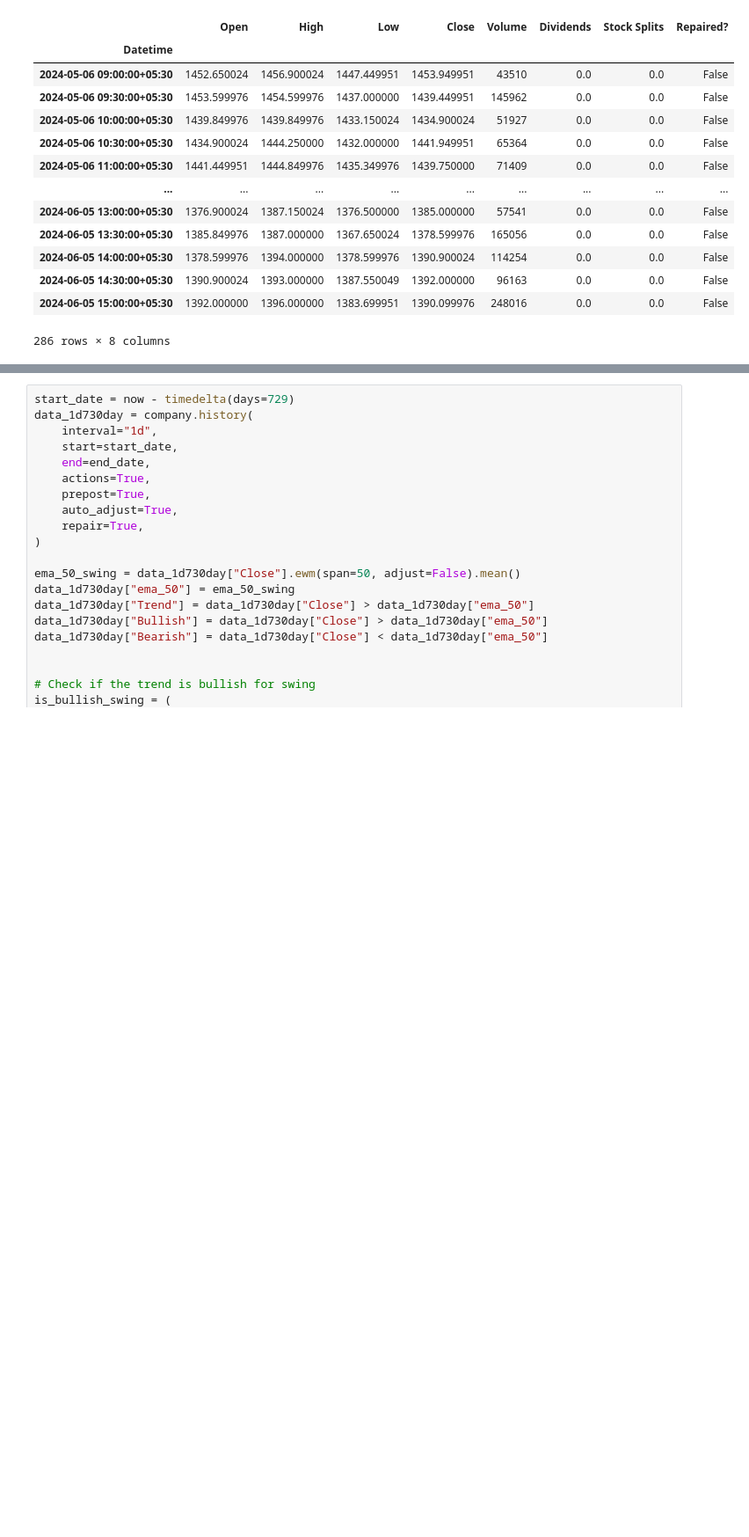
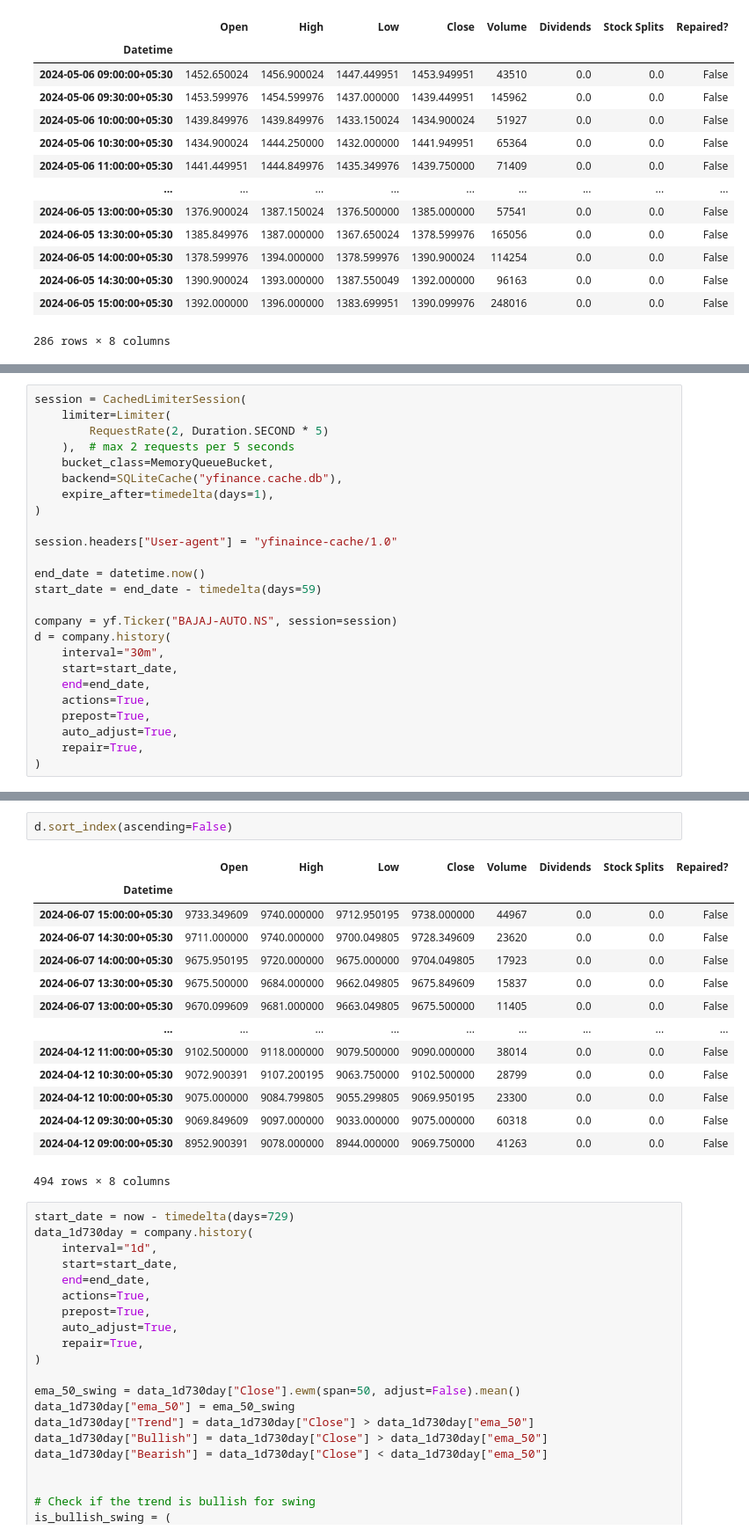
Before and after one commit to tornotron/Investment-Automation-App, a Jupyter notebook: scripts/playground.ipynb, the cells around one changed output, grey strips where cells are left out. Shown: that part at 88% size. Drawn from its saved outputs; the diff is of its cells as text; blank space fills up the shorter version.

Commit message:
Completed the fetching data and raking of stocks with minimal criteria

```diff
--- a/scripts/playground.ipynb
+++ b/scripts/playground.ipynb
@@ -172,0 +148,25 @@ memory usage: 41.6+ KB
+# %%
+session = CachedLimiterSession(
+    limiter=Limiter(
+        RequestRate(2, Duration.SECOND * 5)
+    ),  # max 2 requests per 5 seconds
+    bucket_class=MemoryQueueBucket,
+    backend=SQLiteCache("yfinance.cache.db"),
+    expire_after=timedelta(days=1),
+)
+
+session.headers["User-agent"] = "yfinaince-cache/1.0"
+
+end_date = datetime.now()
+start_date = end_date - timedelta(days=59)
+
+company = yf.Ticker("BAJAJ-AUTO.NS", session=session)
+d = company.history(
+    interval="30m",
+    start=start_date,
+    end=end_date,
+    actions=True,
+    prepost=True,
+    auto_adjust=True,
+    repair=True,
+)
@@ -173,3 +177,20 @@ memory usage: 41.6+ KB
+# %%
+d.sort_index(ascending=False)
+# %% [output]
+|  | Open | High | Low | Close | Volume | Dividends | Stock Splits | Repaired? |
+| Datetime |  |  |  |  |  |  |  |  |
+| 2024-06-07 15:00:00+05:30 | 9733.349609 | 9740.000000 | 9712.950195 | 9738.000000 | 44967 | 0.0 | 0.0 | False |
+| 2024-06-07 14:30:00+05:30 | 9711.000000 | 9740.000000 | 9700.049805 | 9728.349609 | 23620 | 0.0 | 0.0 | False |
+| 2024-06-07 14:00:00+05:30 | 9675.950195 | 9720.000000 | 9675.000000 | 9704.049805 | 17923 | 0.0 | 0.0 | False |
+| 2024-06-07 13:30:00+05:30 | 9675.500000 | 9684.000000 | 9662.049805 | 9675.849609 | 15837 | 0.0 | 0.0 | False |
+| 2024-06-07 13:00:00+05:30 | 9670.099609 | 9681.000000 | 9663.049805 | 9675.500000 | 11405 | 0.0 | 0.0 | False |
+| ... | ... | ... | ... | ... | ... | ... | ... | ... |
+| 2024-04-12 11:00:00+05:30 | 9102.500000 | 9118.000000 | 9079.500000 | 9090.000000 | 38014 | 0.0 | 0.0 | False |
+| 2024-04-12 10:30:00+05:30 | 9072.900391 | 9107.200195 | 9063.750000 | 9102.500000 | 28799 | 0.0 | 0.0 | False |
+| 2024-04-12 10:00:00+05:30 | 9075.000000 | 9084.799805 | 9055.299805 | 9069.950195 | 23300 | 0.0 | 0.0 | False |
+| 2024-04-12 09:30:00+05:30 | 9069.849609 | 9097.000000 | 9033.000000 | 9075.000000 | 60318 | 0.0 | 0.0 | False |
+| 2024-04-12 09:00:00+05:30 | 8952.900391 | 9078.000000 | 8944.000000 | 9069.750000 | 41263 | 0.0 | 0.0 | False |
+494 rows × 8 columns
 # %%
 start_date = now - timedelta(days=729)
 data_1d730day = company.history(
```
Also changed, not shown: parts of 3 cells of this notebook, 23 other files.
